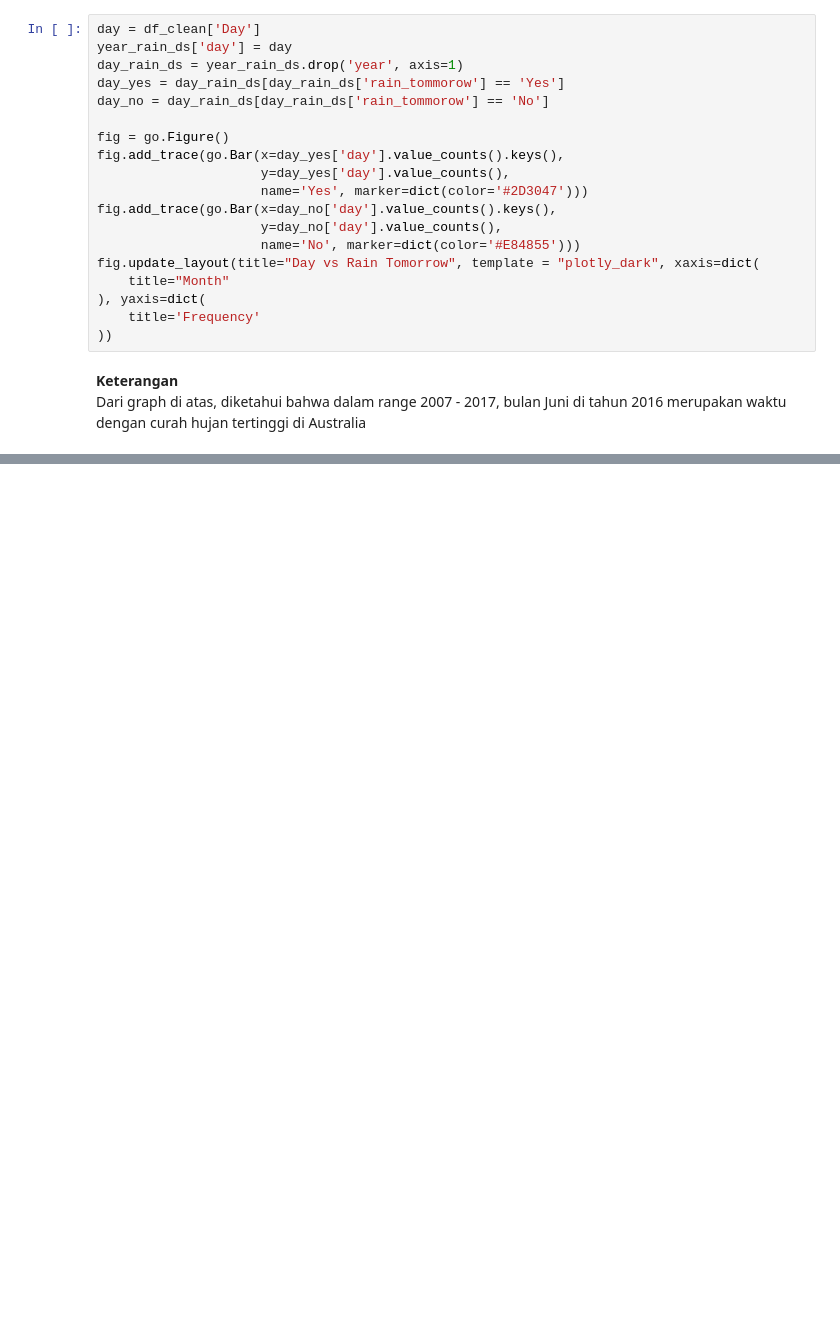
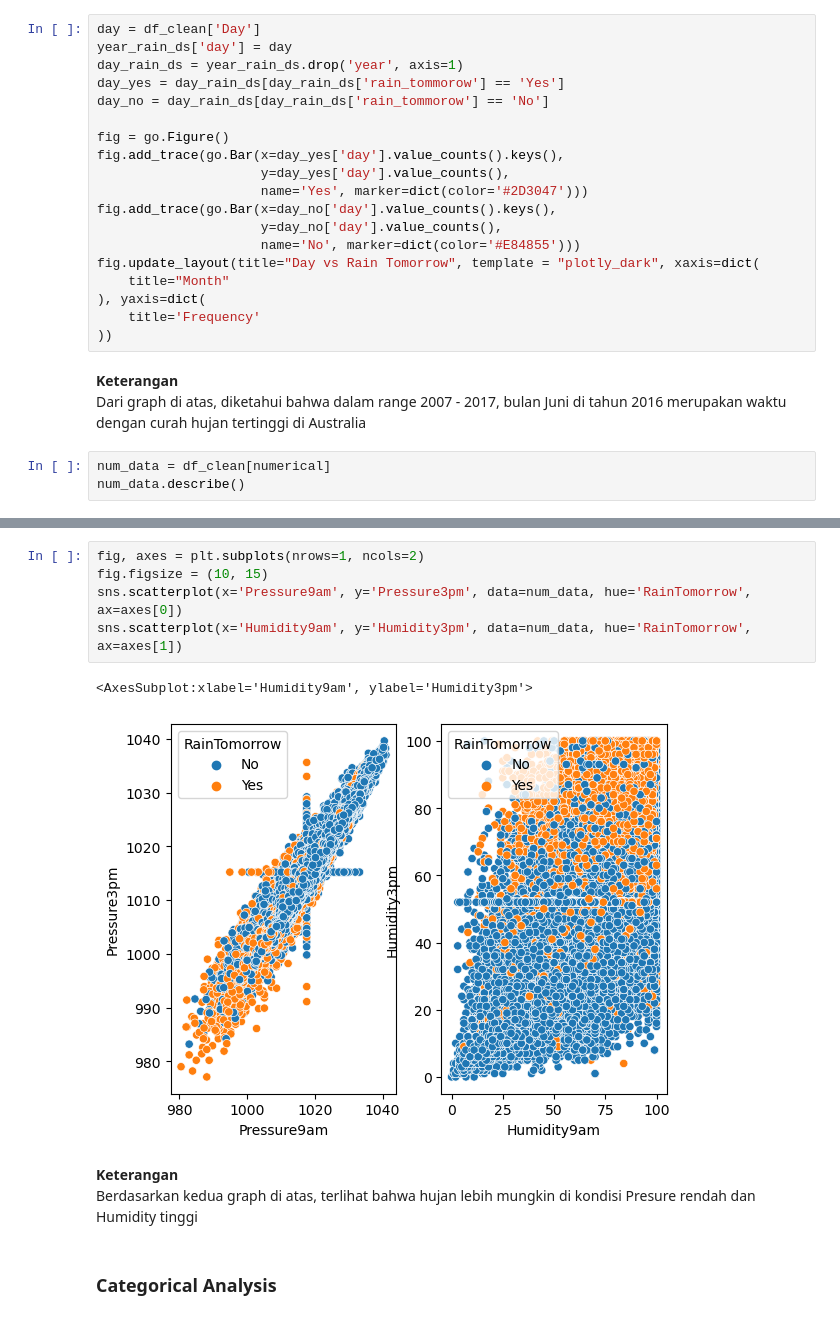
Before and after one commit to qarisp/H8_PYTN-KS08-019, a Jupyter notebook: FinalProject/FinalProject2/Notebook/PYTN_KampusMerdeka_fp2_Qaris Ardian Pratama.ipynb, the cells around one changed output, grey strips where cells are left out. Drawn from its saved outputs; the diff is of its cells as text; blank space fills up the shorter version.

```diff
--- a/FinalProject/FinalProject2/Notebook/PYTN_KampusMerdeka_fp2_Qaris Ardian Pratama.ipynb
+++ b/FinalProject/FinalProject2/Notebook/PYTN_KampusMerdeka_fp2_Qaris Ardian Pratama.ipynb
@@ -453,3 +463,6 @@ fig.update_layout(title="Day vs Rain Tomorrow", template = "plotly_dark", xaxis=
 **Keterangan**
 <br>
 Dari graph di atas, diketahui bahwa dalam range 2007 - 2017, bulan Juni di tahun 2016 merupakan waktu dengan curah hujan tertinggi di Australia
+# %%
+num_data = df_clean[numerical]
+num_data.describe()
@@ -455,0 +479,14 @@ Dari graph di atas, diketahui bahwa dalam range 2007 - 2017, bulan Juni di tahun
+# %%
+fig, axes = plt.subplots(nrows=1, ncols=2)
+fig.figsize = (10, 15)
+sns.scatterplot(x='Pressure9am', y='Pressure3pm', data=num_data, hue='RainTomorrow', ax=axes[0])
+sns.scatterplot(x='Humidity9am', y='Humidity3pm', data=num_data, hue='RainTomorrow', ax=axes[1])
+# %% [output]
+<AxesSubplot:xlabel='Humidity9am', ylabel='Humidity3pm'>
+[figure, added]
+# %% [markdown]
+**Keterangan**
+<br>
+Berdasarkan kedua graph di atas, terlihat bahwa hujan lebih mungkin di kondisi Presure rendah dan Humidity tinggi
+# %% [markdown]
+### Categorical Analysis
```
Also changed, not shown: parts of 59 cells of this notebook, 7 other files.
